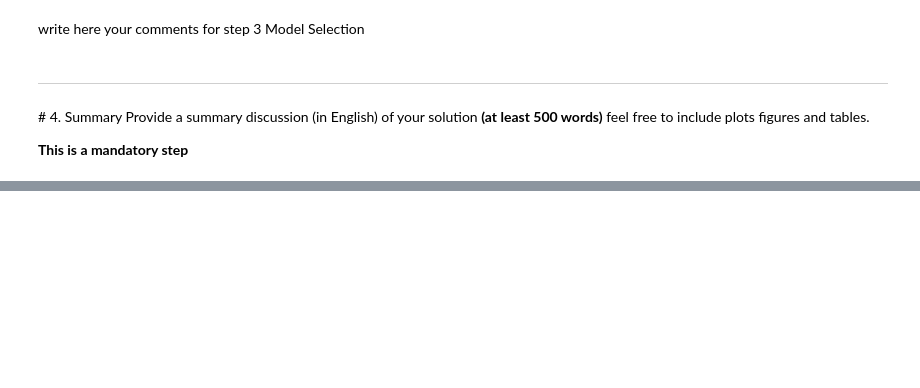
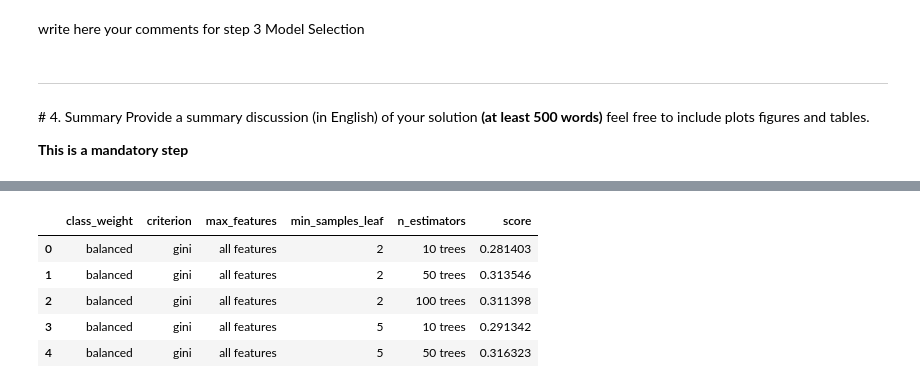
Before and after one commit to SofiaTorchia/ML-challenge, a Jupyter notebook: ML_Challenge_21-22.ipynb, the cells around one changed output, grey strips where cells are left out. Cells and saved outputs as stored; diff of their text form; code cells hidden in the pictures; blank space fills up the shorter version.

```diff
--- a/ML_Challenge_21-22.ipynb
+++ b/ML_Challenge_21-22.ipynb
@@ -671,8 +774,8 @@ Cross validation score computed on the entire dataset: 0.23 (+/- 0.00)
 # %%
 hyperparameters = [{'max_features': [None,'sqrt','log2'],'min_samples_leaf':[2,5,10,20,50],
-                    'criterion':['gini','entropy'],'class_weight':['balanced',None]}]
-model = DecisionTreeClassifier()
-report(X_train,X_test,y_train,y_test,model,hyperparameters,scores,X,y)
+                    'criterion':['gini','entropy'],'class_weight':['balanced',None],'n_estimators':[10,50,100]}]
+model = RandomForestClassifier()
+r = report(X_train,y_train,model,hyperparameters,score,X,y)
 # %% [output]
 ### Tuning hyper-parameters for accuracy
 
@@ -787,0 +829,20 @@ write here <b>your own</b> summary dicussion (in English) use at least 500 words
+# %%
+# We can get a better idea of what are in general the best hyperparameters for random forest given these data.
+# We can fix a single hyperparameter and see what the average accuracy given that hyperparameter is when
+# all the other hyperparameters can change.
+
+p = pd.DataFrame(r['params']) # create a dataframe with the scores for each experiment
+p['score'] = r['mean_test_score']
+
+p['class_weight'] = p['class_weight'].fillna('no weights')
+p['max_features'] = p['max_features'].fillna('all features')
+p['n_estimators'] = p['n_estimators'].apply(lambda x: str(x)+' trees')
+
+p.head()
+# %% [output]
+|  | class_weight | criterion | max_features | min_samples_leaf | n_estimators | score |
+| 0 | balanced | gini | all features | 2 | 10 trees | 0.281403 |
+| 1 | balanced | gini | all features | 2 | 50 trees | 0.313546 |
+| 2 | balanced | gini | all features | 2 | 100 trees | 0.311398 |
+| 3 | balanced | gini | all features | 5 | 10 trees | 0.291342 |
+| 4 | balanced | gini | all features | 5 | 50 trees | 0.316323 |
```
Also changed, not shown: parts of 48 cells of this notebook.
